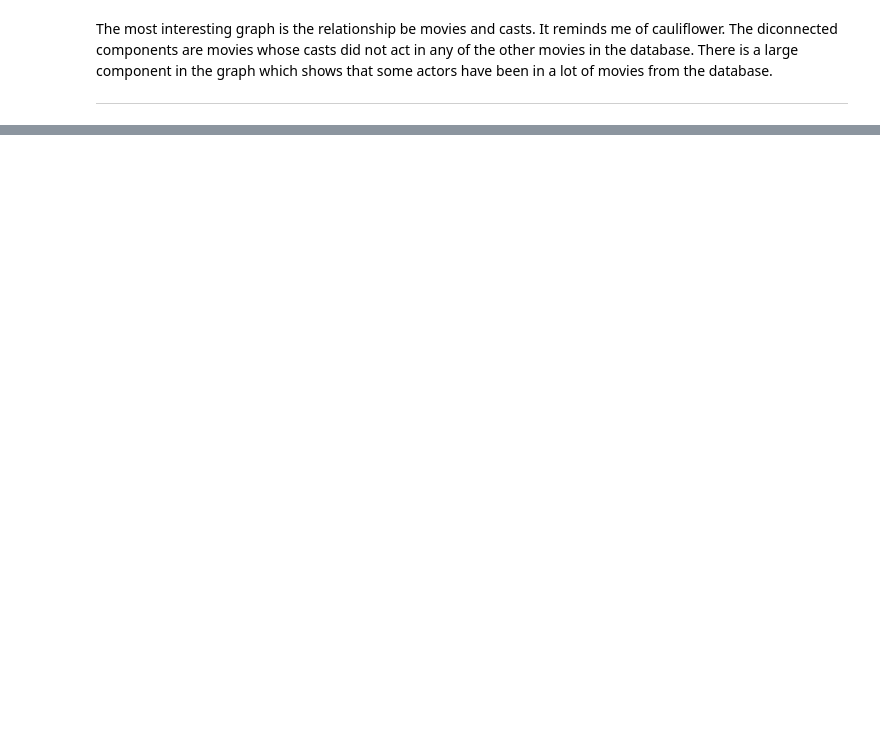
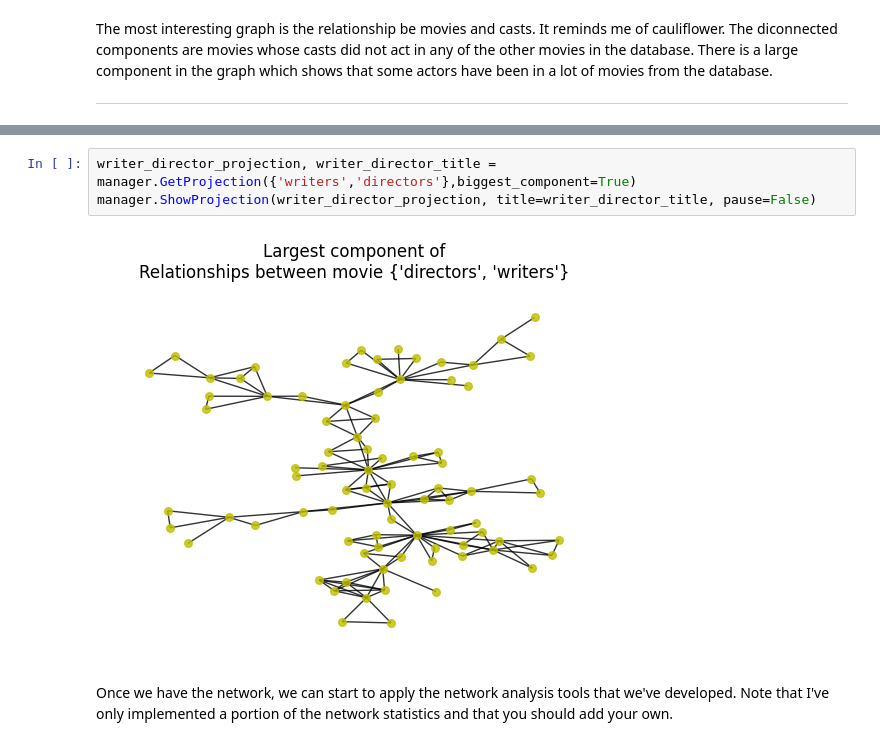
Before and after one commit to MichaelAGoodrich/GraphDataScience_withSNAP, a Jupyter notebook: GraphDataScience_Practice.ipynb, the cells around one changed output, grey strips where cells are left out. Cells and saved outputs as stored; diff of their text form; blank space fills up the shorter version.

```diff
--- a/GraphDataScience_Practice.ipynb
+++ b/GraphDataScience_Practice.ipynb
@@ -182,0 +201,7 @@ Try to recall when we talked about bipartite graphs near the start of the semest
+# %%
+writer_director_projection, writer_director_title = manager.GetProjection({'writers','directors'},biggest_component=True)
+manager.ShowProjection(writer_director_projection, title=writer_director_title, pause=False)
+# %% [output]
+[figure, added]
+# %% [markdown]
+Once we have the network, we can start to apply the network analysis tools that we've developed. Note that I've only implemented a portion of the network statistics and that you should add your own.
```
Also changed, not shown: parts of 15 cells of this notebook, 1 other file.
